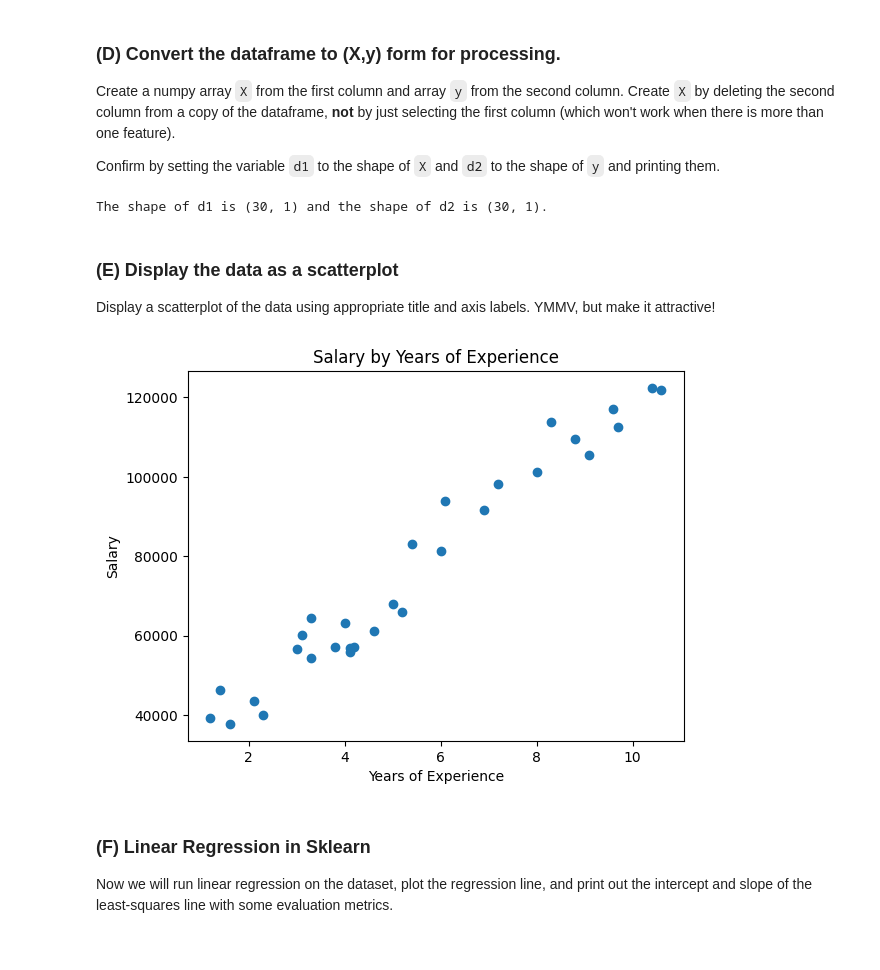
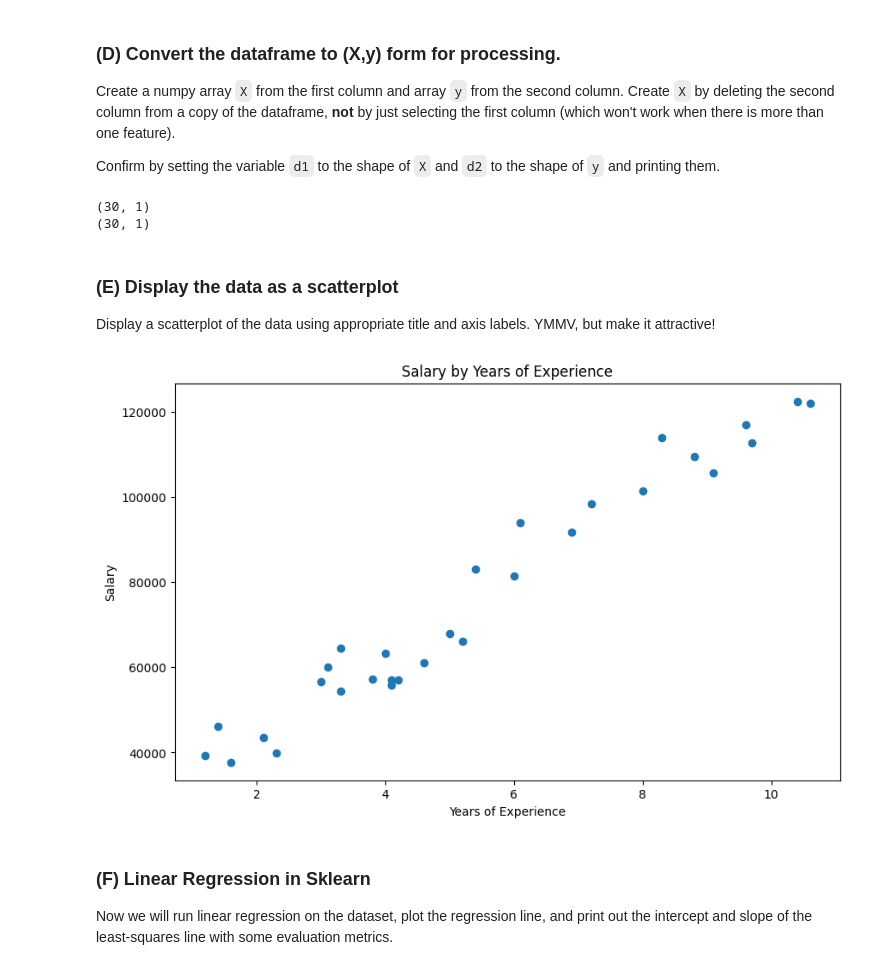
Before and after one commit to cfornesa/bu-cds-dx603-2025-spring-homework-01-cfornesa, a Jupyter notebook: Homework_01.ipynb, the cells around one changed output. Saved outputs shown, nothing was run; the diff lists cells and outputs as text; code cells hidden in the pictures.

```diff
--- a/Homework_01.ipynb
+++ b/Homework_01.ipynb
@@ -192,32 +198,35 @@ Confirm by setting the variable `d1` to the shape of `X` and `d2` to the shape o
 # %%
 # Your code here
 
-# Get the years of experience column:
+# Get the years of experience column by deleting the "Salary" column from the dataset:
 X = salary_data.copy().drop(columns=["Salary"])
-# Get the salary column:
+# Get the salary column by deleting the "YearsExperience" column from the dataset:
 y = salary_data.copy().drop(columns=["YearsExperience"])
 
-# Get the shapes of X and y
+# Get the shapes of X and y and assign to d1 and d2 respectively:
 d1 = X.shape
 d2 = y.shape
 
 # Print statement
-print(f"The shape of d1 is {d1} and the shape of d2 is {d2}.")
+print(d1)
+print(d2)
 # %% [output]
-The shape of d1 is (30, 1) and the shape of d2 is (30, 1).
+(30, 1)
+(30, 1)
 # %% [markdown]
 ### (E) Display the data as a scatterplot
 
 Display a scatterplot of the data using appropriate title and axis labels.  YMMV, but make it attractive!
 # %%
 # Your code here
+plt.figure(figsize=(10, 6))
 plt.scatter(x=salary_data["YearsExperience"], y=salary_data["Salary"])
 plt.title("Salary by Years of Experience")
 plt.xlabel("Years of Experience")
 plt.ylabel("Salary")
 plt.show()
 # %% [output]
-[figure, old version]
+[figure, new version]
 # %% [markdown]
  ### (F) Linear Regression in Sklearn
 
```
Also changed, not shown: parts of 12 cells of this notebook, 1 other file.
